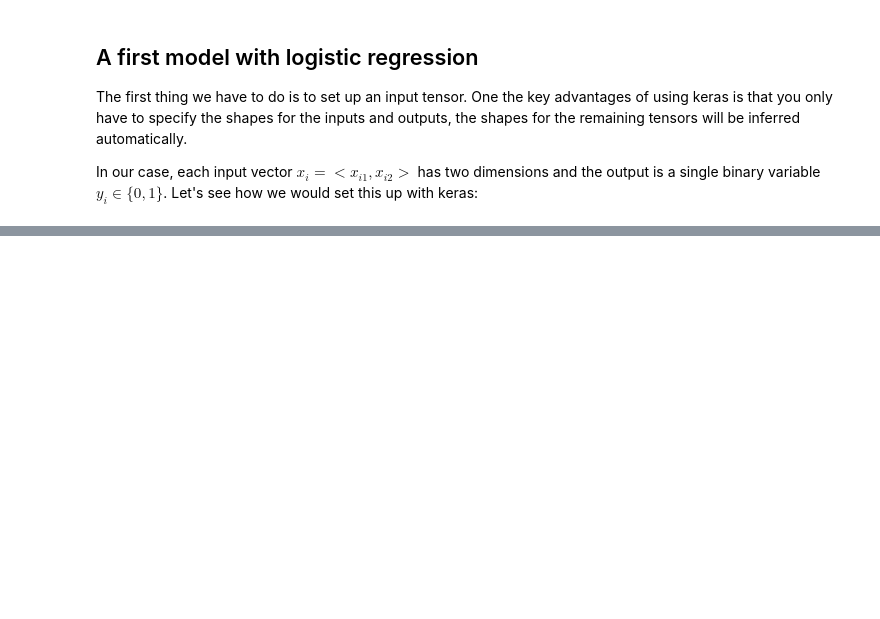
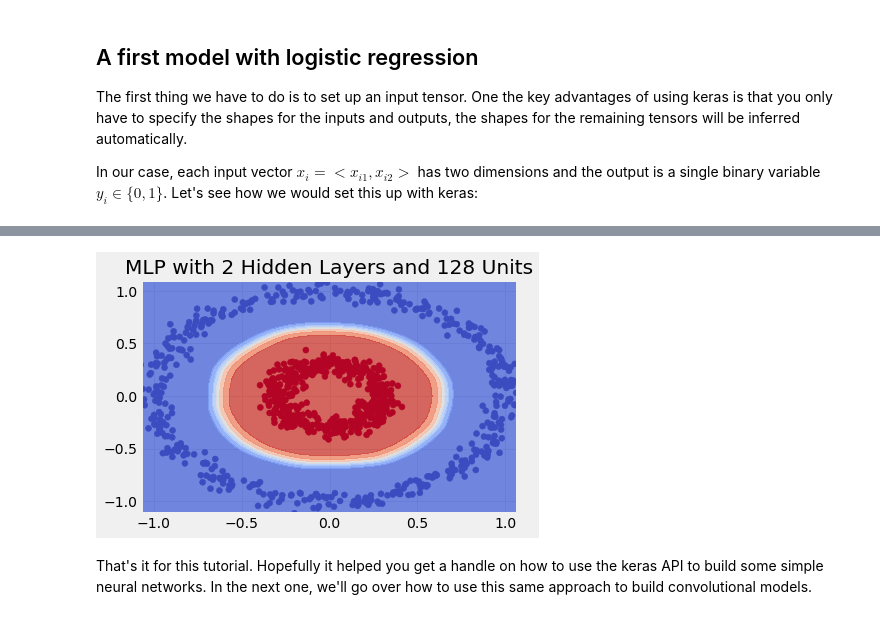
Before and after one commit to beamandrew/deeplearning_101, a Jupyter notebook: mlp_tutorial.ipynb, the cells around one changed output, grey strips where cells are left out. Drawn from its saved outputs; the diff is of its cells as text; code cells hidden in the pictures; blank space fills up the shorter version.

Commit message:
mlp tutorial

```diff
--- a/mlp_tutorial.ipynb
+++ b/mlp_tutorial.ipynb
@@ -190,0 +172,9 @@ plt.show()
+# %%
+mlp = Sequential()
+mlp.add(Dense(output_dim=num_hidden, input_dim=num_variables, activation='relu'))
+mlp.add(Dense(output_dim=num_hidden, activation='relu'))
+mlp.add(Dense(output_dim=1, activation='sigmoid'))
+mlp.compile(optimizer='adam',
+              loss='binary_crossentropy',
+              metrics=['accuracy'])
+mlp.fit(X_train, y_train,validation_data=[X_val,y_val],nb_epoch=10,verbose=1)
@@ -190,0 +199,18 @@ plt.show()
+# %%
+h = 0.02
+x_min, x_max = X_val[:, 0].min(), X_val[:, 0].max()
+y_min, y_max = X_val[:, 1].min(), X_val[:, 1].max()
+xx, yy = np.meshgrid(np.arange(x_min, x_max, h),
+                     np.arange(y_min, y_max, h))
+Z = mlp.predict(np.c_[xx.ravel(), yy.ravel()])
+Z = Z.reshape(xx.shape)
+plt.contourf(xx, yy, Z, cmap=plt.cm.coolwarm, alpha=0.8)
+plt.scatter(X_val[:, 0], X_val[:, 1], c=y_val, cmap=plt.cm.coolwarm)
+plt.xlim(xx.min(), xx.max())
+plt.ylim(yy.min(), yy.max())
+plt.title("MLP with 2 Hidden Layers and " + str(num_hidden) + " Units")
+plt.show()
+# %% [output]
+[figure, added]
+# %% [markdown]
+That's it for this tutorial. Hopefully it helped you get a handle on how to use the keras API to build some simple neural networks. In the next one, we'll go over how to use this same approach to build convolutional models.
```
Also changed, not shown: parts of 14 cells of this notebook, 1 other file.
